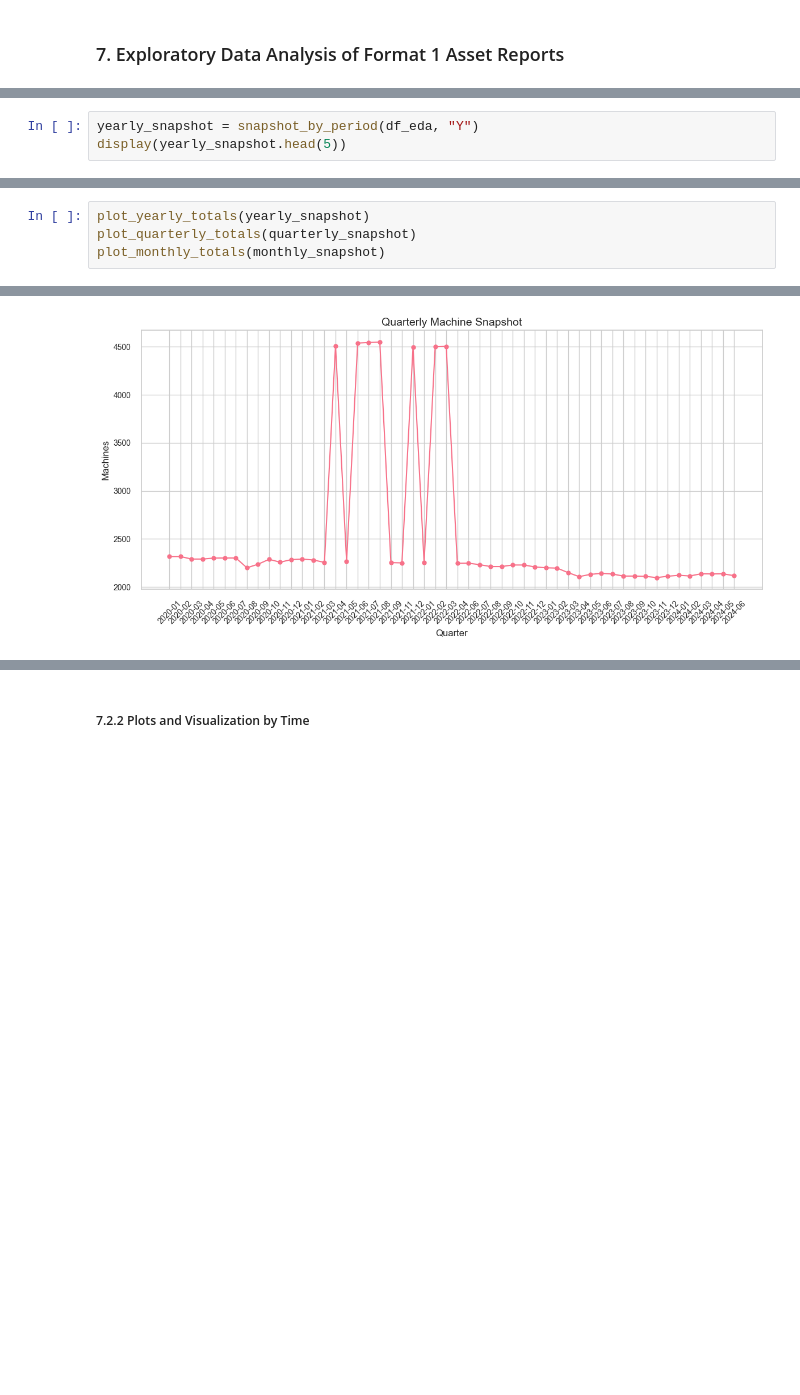
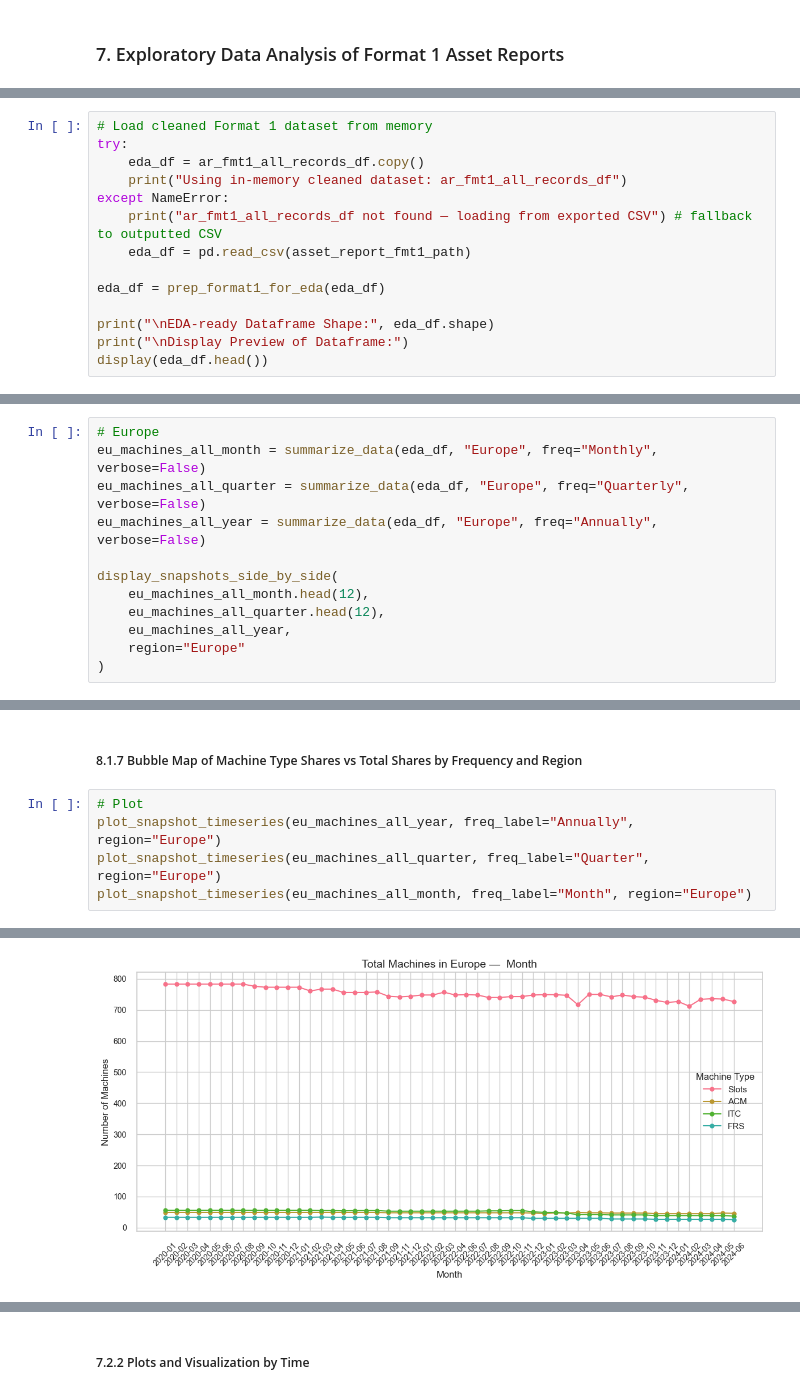
Before and after one commit to pinhaopan/muckrock-liberation, a Jupyter notebook: fa25-team-a/asset_reports.ipynb, the cells around one changed output, grey strips where cells are left out. Drawn from its saved outputs; the diff is of its cells as text; blank space fills up the shorter version.

Commit message:
Updating Format 1 Plotting Helper Functions and Visualizations and Logic

```diff
--- a/fa25-team-a/asset_reports.ipynb
+++ b/fa25-team-a/asset_reports.ipynb
@@ -988,0 +948,14 @@ Shape: (1260, 11)
+# %%
+# Load cleaned Format 1 dataset from memory
+try:
+    eda_df = ar_fmt1_all_records_df.copy()
+    print("Using in-memory cleaned dataset: ar_fmt1_all_records_df")
+except NameError:
+    print("ar_fmt1_all_records_df not found — loading from exported CSV") # fallback to outputted CSV
+    eda_df = pd.read_csv(asset_report_fmt1_path)
+
+eda_df = prep_format1_for_eda(eda_df)
+
+print("\nEDA-ready Dataframe Shape:", eda_df.shape)
+print("\nDisplay Preview of Dataframe:")
+display(eda_df.head())
@@ -1032,4 +976,13 @@ Shape: (240, 13)
 # %%
-yearly_snapshot = snapshot_by_period(df_eda, "Y")
-display(yearly_snapshot.head(5))
+# Europe
+eu_machines_all_month = summarize_data(eda_df, "Europe", freq="Monthly", verbose=False)
+eu_machines_all_quarter = summarize_data(eda_df, "Europe", freq="Quarterly", verbose=False)
+eu_machines_all_year = summarize_data(eda_df, "Europe", freq="Annually", verbose=False)
+
+display_snapshots_side_by_side(
+    eu_machines_all_month.head(12),
+    eu_machines_all_quarter.head(12),
+    eu_machines_all_year,
+    region="Europe"
+)
 # %% [output]
@@ -1069,5 +1437,8 @@ display(monthly_snapshot.head(5))
+# %% [markdown]
+##### 8.1.7 Bubble Map of Machine Type Shares vs Total Shares by Frequency and Region
 # %%
-plot_yearly_totals(yearly_snapshot)
-plot_quarterly_totals(quarterly_snapshot)
-plot_monthly_totals(monthly_snapshot)
+# Plot
+plot_snapshot_timeseries(eu_machines_all_year, freq_label="Annually", region="Europe")
+plot_snapshot_timeseries(eu_machines_all_quarter, freq_label="Quarter", region="Europe")
+plot_snapshot_timeseries(eu_machines_all_month, freq_label="Month", region="Europe")
 # %% [output]
@@ -1076 +1447 @@ plot_monthly_totals(monthly_snapshot)
-[figure, old version]
+[figure, new version]
```
Also changed, not shown: parts of 40 cells of this notebook.
